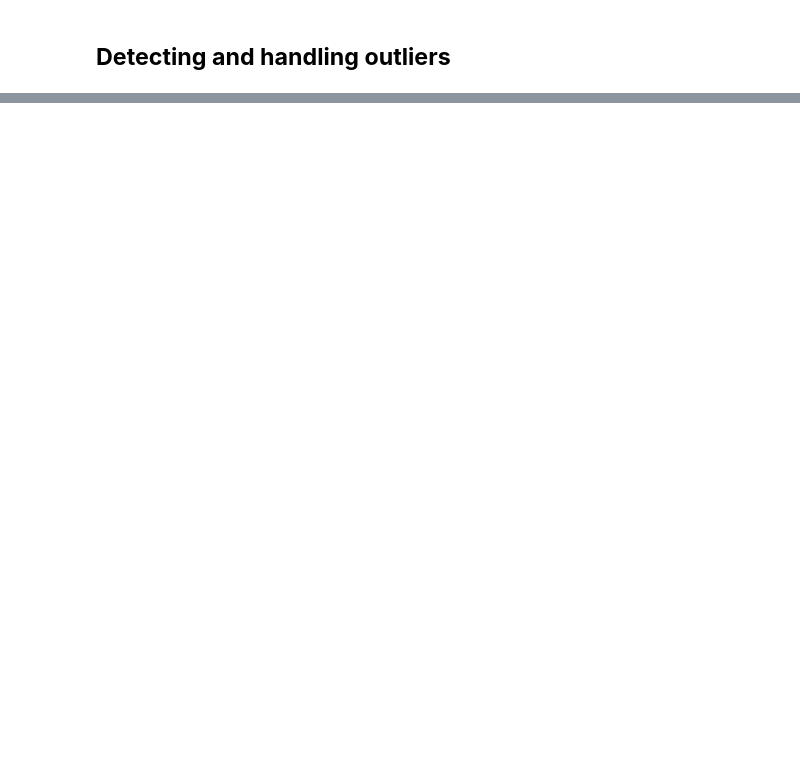
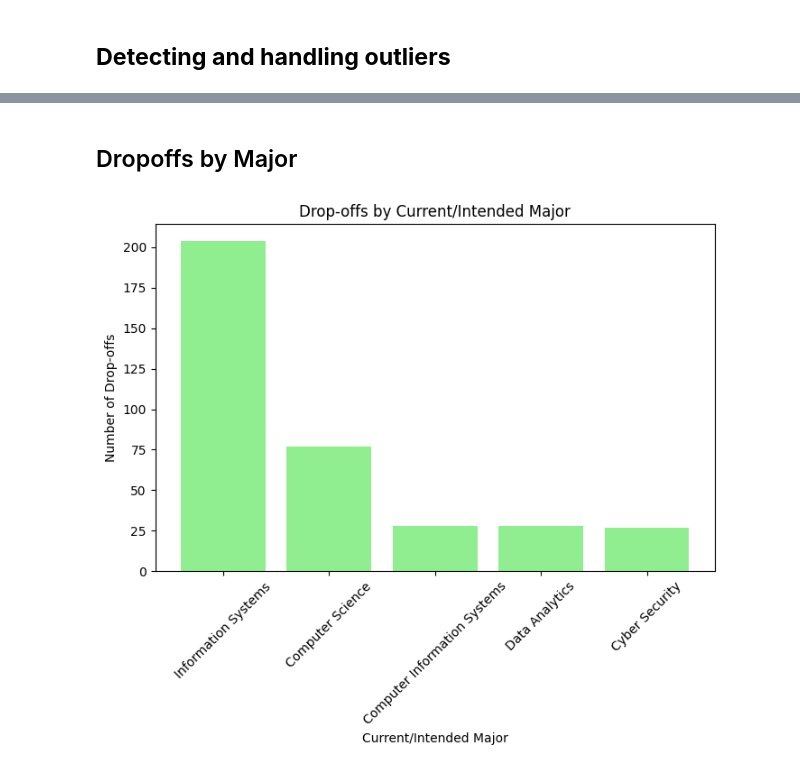
Before and after one commit to bakar-01/Data-project, a Jupyter notebook: LSU-Data.ipynb, the cells around one changed output, grey strips where cells are left out. Drawn from its saved outputs; the diff is of its cells as text; code cells hidden in the pictures; blank space fills up the shorter version.

```diff
--- a/LSU-Data.ipynb
+++ b/LSU-Data.ipynb
@@ -248,0 +430,15 @@ plt.show()
+# %% [markdown]
+## Dropoffs by Major
+# %%
+import matplotlib.pyplot as plt
+
+# Bar chart for drop-offs by country
+plt.figure(figsize=(8, 5))
+plt.bar(dropoff_by_major.keys(), dropoff_by_major.values(), color='lightgreen')
+plt.xlabel('Current/Intended Major')
+plt.ylabel('Number of Drop-offs')
+plt.title('Drop-offs by Current/Intended Major')
+plt.xticks(rotation=45)
+plt.show()
+# %% [output]
+[figure, added]
```
Also changed, not shown: parts of 16 cells of this notebook.
